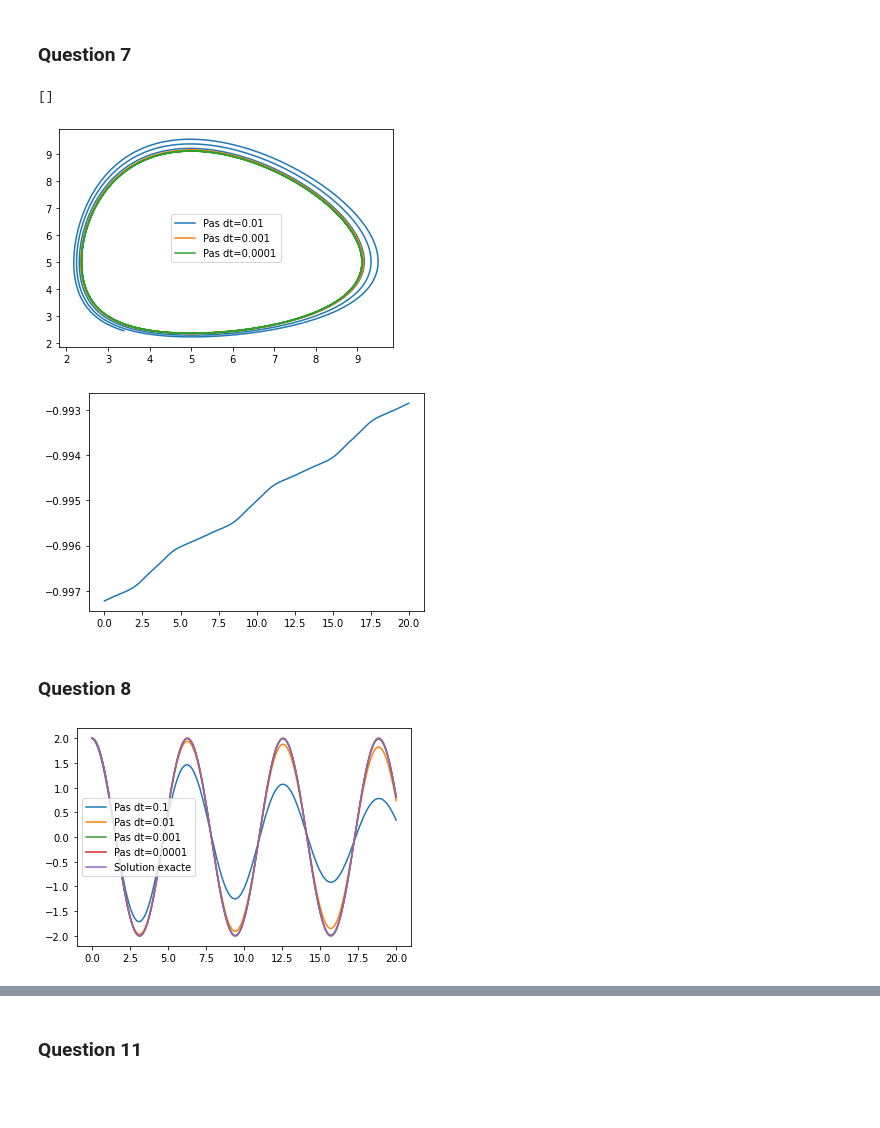
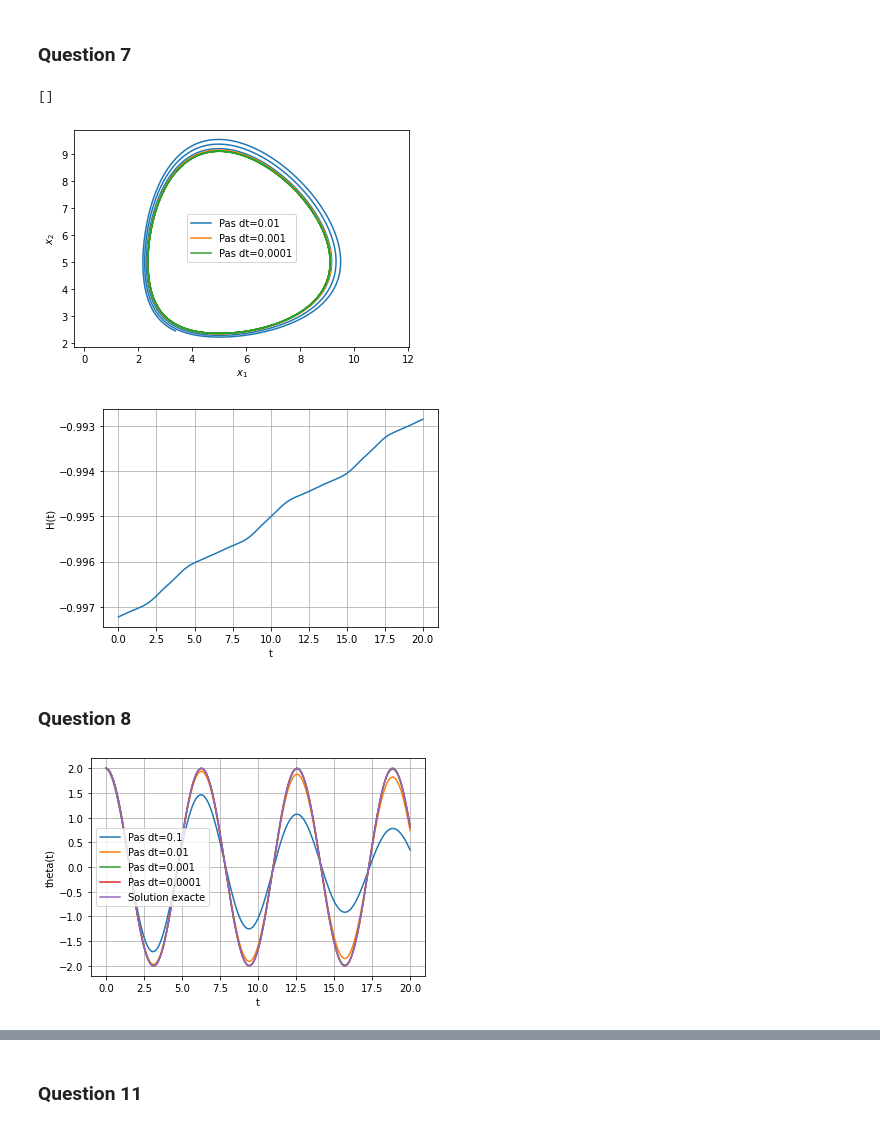
Before and after one commit to sophian-a/projet-equa-diff, a Jupyter notebook: Akkari-Blanchiet-eq-diff.ipynb, the cells around one changed output, grey strips where cells are left out. Saved outputs shown, nothing was run; the diff lists cells and outputs as text; code cells hidden in the pictures; blank space fills up the shorter version.

```diff
--- a/Akkari-Blanchiet-eq-diff.ipynb
+++ b/Akkari-Blanchiet-eq-diff.ipynb
@@ -84,22 +126,26 @@ Pour visualiser l'ordre de convergence...
 # %%
 # On utilise le schéma d'Euler explicite pour simuler les équations de Lotka-Volterra
 
 alpha, beta, gamma, delta = 1,.2,1,.2
 
 def LV(t,x):
     a,b=x
     return np.array([a*(alpha-beta*b), -b*(gamma-delta*a)])
 
 for dt in [.01, .001, .0001] :
     T,X=solve_euler_explicit(LV, np.array([3,3]), dt, 0, 20)
     x1,x2=X.transpose()
     plt.plot(x1,x2, label=f'Pas dt={dt}')
 
 plt.legend()
+plt.axis("equal")
+# plt.grid(True)
+plt.xlabel("$x_1$")
+plt.ylabel("$x_2$")
 plt.plot()
 # %% [output]
 []
-[figure, old version]
+[figure, new version]
 # %%
 # Evolution de la fonction H
 
@@ -113,9 +159,12 @@ T,X=solve_euler_explicit(LV, np.array([3,3]), .001, 0, 20)
 tX=X.transpose()
 plt.plot(T,H(tX))
 
+plt.grid(True)
+plt.xlabel("t")
+plt.ylabel("H(t)")
 plt.show()
 # %% [output]
-[figure, old version]
+[figure, new version]
 # %% [markdown]
 ### Question 8
 # %%
@@ -149,9 +198,12 @@ for dt in [.1,.01,.001, .0001] :
 plt.plot(T,2*np.cos(T), label="Solution exacte")
 
 plt.legend()
+plt.grid(True)
+plt.xlabel("t")
+plt.ylabel("theta(t)")
 plt.show()
 # %% [output]
-[figure, old version]
+[figure, new version]
 # %%
 # On utilise le schéma d'Euler implicite pour simuler les équations de Lotka-Volterra
 
```
Also changed, not shown: parts of 14 cells of this notebook.
